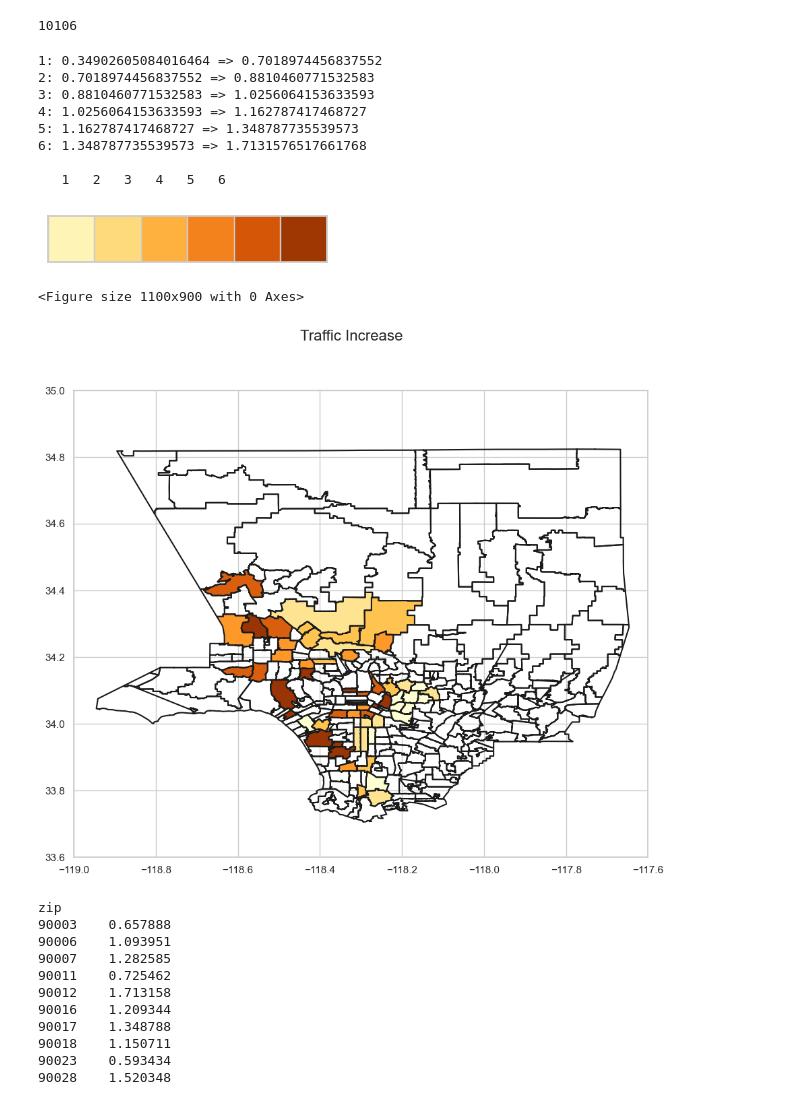
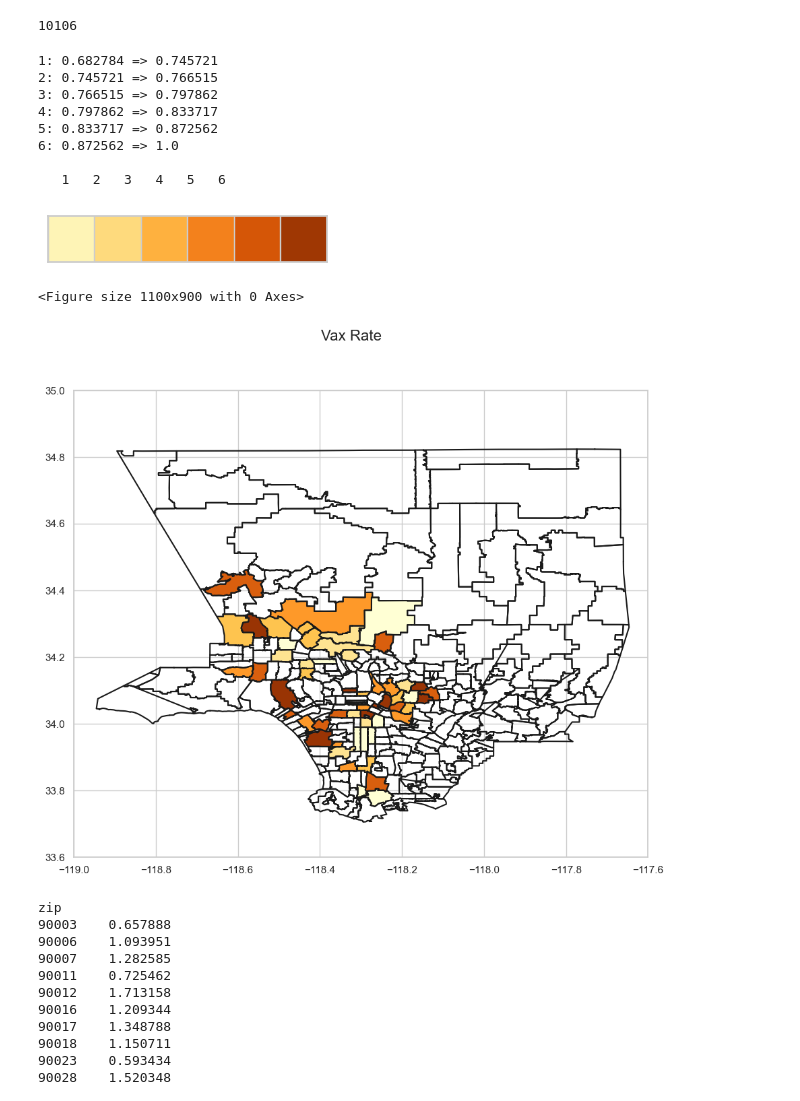
Before and after one commit to suyanpengzhang/Traffic-Analysis, a Jupyter notebook: Regression Sensors -- Zip Code Level.ipynb, the cells around one changed output. Cells and saved outputs as stored; diff of their text form; code cells hidden in the pictures.

```diff
--- a/Regression Sensors -- Zip Code Level.ipynb
+++ b/Regression Sensors -- Zip Code Level.ipynb
@@ -742,42 +764,42 @@ def plot_map_fill_multiples_ids_tone(sf, title, comuna,
 
     plt.figure(figsize = figsize)
     fig, ax = plt.subplots(figsize = figsize)
     fig.suptitle(title, fontsize=16)
     for shape in sf.shapeRecords():
         x = [i[0] for i in shape.shape.points[:]]
         y = [i[1] for i in shape.shape.points[:]]
         plt.plot(x, y, 'k')
     for id in comuna:
         shape_ex = sf.shape(id)
         x_lon = np.zeros((len(shape_ex.points),1))
         y_lat = np.zeros((len(shape_ex.points),1))
         for ip in range(len(shape_ex.points)):
             x_lon[ip] = shape_ex.points[ip][0]
             y_lat[ip] = shape_ex.points[ip][1]
         ax.fill(x_lon,y_lat, color_ton[comuna.index(id)])
         if print_id != False:
             x0 = np.mean(x_lon)
             y0 = np.mean(y_lat)
             plt.text(x0, y0, id, fontsize=10)
     plt.xlim(-119,-117.6)
     plt.ylim(33.6, 35)
 print_id = False # The shape id will be printed
 color_pallete = 0 # 'Purples'
 south = [str(i) for i in flow.index]
-datax = [i for i in flow['average_percentage_change']]
-plot_comunas_data(sf, 'Traffic Increase', south, datax, color_pallete, print_id)
+datax = [i for i in flow['vac_rate']]
+plot_comunas_data(sf, 'Vax Rate', south, datax, color_pallete, print_id)
 # %% [output]
-1: 0.34902605084016464 => 0.7018974456837552
-2: 0.7018974456837552 => 0.8810460771532583
-3: 0.8810460771532583 => 1.0256064153633593
-4: 1.0256064153633593 => 1.162787417468727
-5: 1.162787417468727 => 1.348787735539573
-6: 1.348787735539573 => 1.7131576517661768
+1: 0.682784 => 0.745721
+2: 0.745721 => 0.766515
+3: 0.766515 => 0.797862
+4: 0.797862 => 0.833717
+5: 0.833717 => 0.872562
+6: 0.872562 => 1.0
 
    1   2   3   4   5   6
 [figure]
 <Figure size 1100x900 with 0 Axes>
-[figure, old version]
+[figure, new version]
 # %%
 flow.average_percentage_change
 # %% [output]
```
Also changed, not shown: parts of 19 cells of this notebook.
